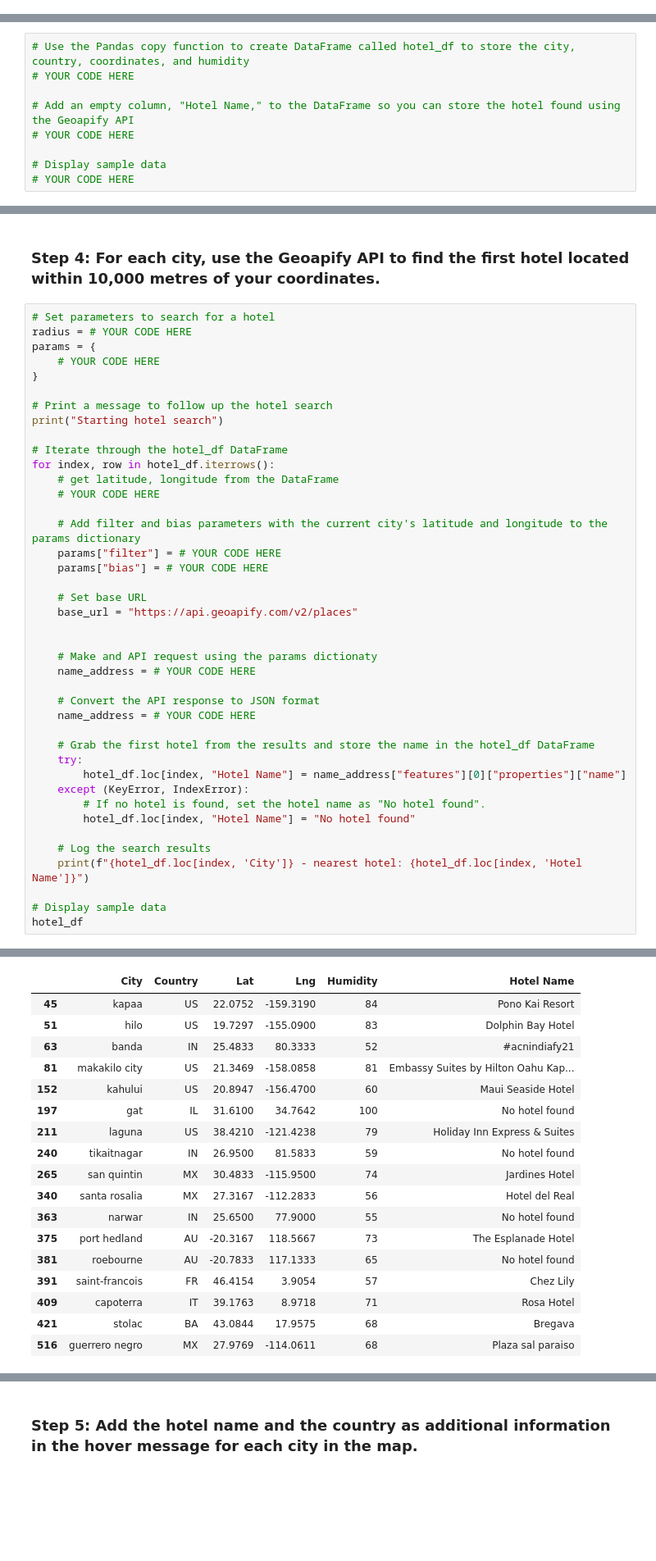
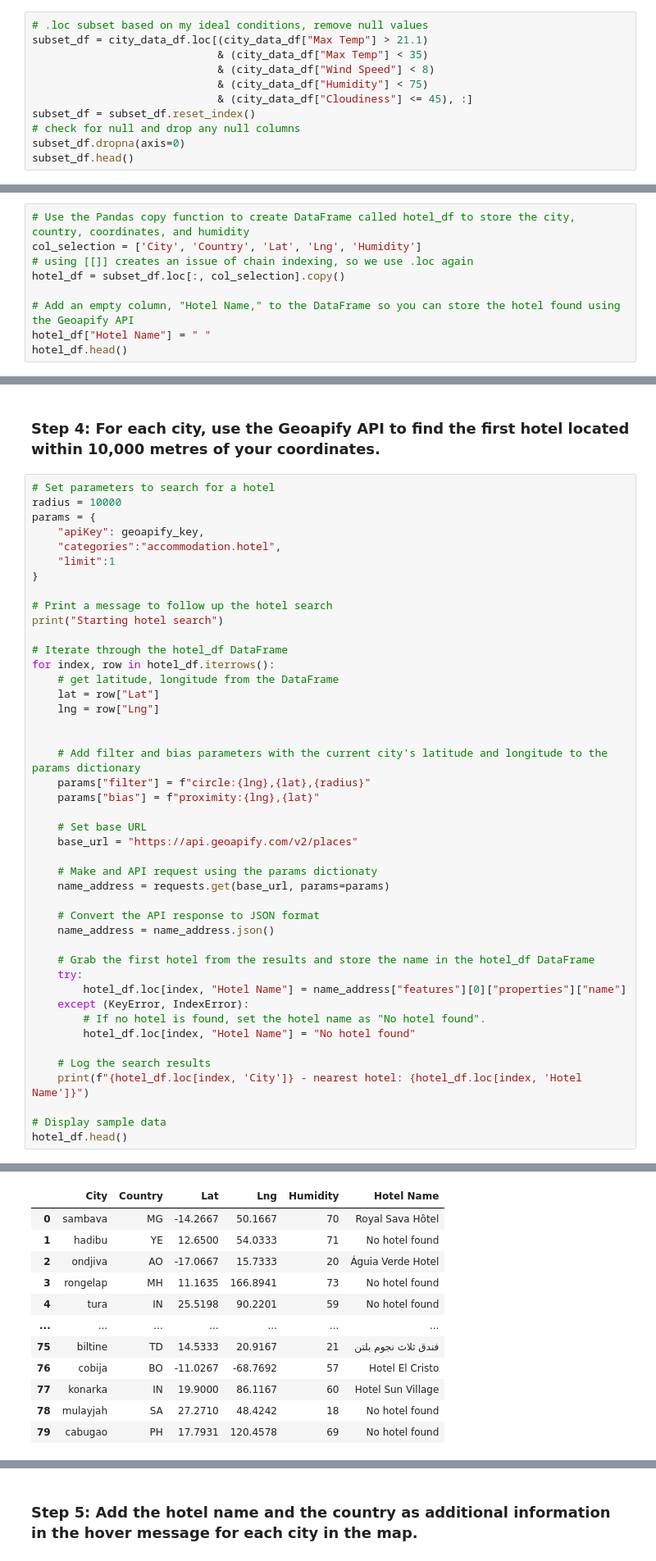
Before and after one commit to thorblock/Mod_6_API, a Jupyter notebook: WeatherPy/VacationPy.ipynb, the cells around one changed output, grey strips where cells are left out. Shown at 82% size. Saved outputs shown, nothing was run; the diff lists cells and outputs as text; blank space fills up the shorter version.

```diff
--- a/WeatherPy/VacationPy.ipynb
+++ b/WeatherPy/VacationPy.ipynb
@@ -78,0 +51,11 @@ map_humidity
+# %%
+# .loc subset based on my ideal conditions, remove null values
+subset_df = city_data_df.loc[(city_data_df["Max Temp"] > 21.1)
+                             & (city_data_df["Max Temp"] < 35)
+                             & (city_data_df["Wind Speed"] < 8)
+                             & (city_data_df["Humidity"] < 75)
+                             & (city_data_df["Cloudiness"] <= 45), :]
+subset_df = subset_df.reset_index()
+# check for null and drop any null columns
+subset_df.dropna(axis=0)
+subset_df.head()
@@ -80,12 +70,12 @@ map_humidity
 ### Step 3: Create a new DataFrame called `hotel_df`.
 # %%
 # Use the Pandas copy function to create DataFrame called hotel_df to store the city, country, coordinates, and humidity
-# YOUR CODE HERE
+col_selection = ['City', 'Country', 'Lat', 'Lng', 'Humidity']
+# using [[]] creates an issue of chain indexing, so we use .loc again
+hotel_df = subset_df.loc[:, col_selection].copy()
 
 # Add an empty column, "Hotel Name," to the DataFrame so you can store the hotel found using the Geoapify API
-# YOUR CODE HERE
-
-# Display sample data
-# YOUR CODE HERE
+hotel_df["Hotel Name"] = " "
+hotel_df.head()
 # %% [output]
 |  | City | Country | Lat | Lng | Humidity | Hotel Name |
@@ -110,9 +88,11 @@ map_humidity
 ### Step 4: For each city, use the Geoapify API to find the first hotel located within 10,000 metres of your coordinates.
 # %%
 # Set parameters to search for a hotel
-radius = # YOUR CODE HERE
+radius = 10000
 params = {
-    # YOUR CODE HERE
+    "apiKey": geoapify_key,
+    "categories":"accommodation.hotel",
+    "limit":1
 }
 
 # Print a message to follow up the hotel search
@@ -121,21 +101,22 @@ print("Starting hotel search")
 # Iterate through the hotel_df DataFrame
 for index, row in hotel_df.iterrows():
     # get latitude, longitude from the DataFrame
-    # YOUR CODE HERE
+    lat = row["Lat"]
+    lng = row["Lng"]
+
 
     # Add filter and bias parameters with the current city's latitude and longitude to the params dictionary
-    params["filter"] = # YOUR CODE HERE
-    params["bias"] = # YOUR CODE HERE
+    params["filter"] = f"circle:{lng},{lat},{radius}"
+    params["bias"] = f"proximity:{lng},{lat}"
 
     # Set base URL
     base_url = "https://api.geoapify.com/v2/places"
 
-
     # Make and API request using the params dictionaty
-    name_address = # YOUR CODE HERE
+    name_address = requests.get(base_url, params=params)
 
     # Convert the API response to JSON format
-    name_address = # YOUR CODE HERE
+    name_address = name_address.json()
 
     # Grab the first hotel from the results and store the name in the hotel_df DataFrame
     try:
@@ -148,6 +129,6 @@ for index, row in hotel_df.iterrows():
     print(f"{hotel_df.loc[index, 'City']} - nearest hotel: {hotel_df.loc[index, 'Hotel Name']}")
 
 # Display sample data
-hotel_df
+hotel_df.head()
 # %% [output]
 Starting hotel search
@@ -171,18 +151,12 @@ guerrero negro - nearest hotel: Plaza sal paraiso
 |  | City | Country | Lat | Lng | Humidity | Hotel Name |
-| 45 | kapaa | US | 22.0752 | -159.3190 | 84 | Pono Kai Resort |
-| 51 | hilo | US | 19.7297 | -155.0900 | 83 | Dolphin Bay Hotel |
-| 63 | banda | IN | 25.4833 | 80.3333 | 52 | #acnindiafy21 |
-| 81 | makakilo city | US | 21.3469 | -158.0858 | 81 | Embassy Suites by Hilton Oahu Kap... |
-| 152 | kahului | US | 20.8947 | -156.4700 | 60 | Maui Seaside Hotel |
-| 197 | gat | IL | 31.6100 | 34.7642 | 100 | No hotel found |
-| 211 | laguna | US | 38.4210 | -121.4238 | 79 | Holiday Inn Express & Suites |
-| 240 | tikaitnagar | IN | 26.9500 | 81.5833 | 59 | No hotel found |
-| 265 | san quintin | MX | 30.4833 | -115.9500 | 74 | Jardines Hotel |
-| 340 | santa rosalia | MX | 27.3167 | -112.2833 | 56 | Hotel del Real |
-| 363 | narwar | IN | 25.6500 | 77.9000 | 55 | No hotel found |
-| 375 | port hedland | AU | -20.3167 | 118.5667 | 73 | The Esplanade Hotel |
-| 381 | roebourne | AU | -20.7833 | 117.1333 | 65 | No hotel found |
-| 391 | saint-francois | FR | 46.4154 | 3.9054 | 57 | Chez Lily |
-| 409 | capoterra | IT | 39.1763 | 8.9718 | 71 | Rosa Hotel |
-| 421 | stolac | BA | 43.0844 | 17.9575 | 68 | Bregava |
-| 516 | guerrero negro | MX | 27.9769 | -114.0611 | 68 | Plaza sal paraiso |
+| 0 | sambava | MG | -14.2667 | 50.1667 | 70 | Royal Sava Hôtel |
+| 1 | hadibu | YE | 12.6500 | 54.0333 | 71 | No hotel found |
+| 2 | ondjiva | AO | -17.0667 | 15.7333 | 20 | Águia Verde Hotel |
+| 3 | rongelap | MH | 11.1635 | 166.8941 | 73 | No hotel found |
+| 4 | tura | IN | 25.5198 | 90.2201 | 59 | No hotel found |
+| ... | ... | ... | ... | ... | ... | ... |
+| 75 | biltine | TD | 14.5333 | 20.9167 | 21 | فندق ثلاث نجوم بلتن |
+| 76 | cobija | BO | -11.0267 | -68.7692 | 57 | Hotel El Cristo |
+| 77 | konarka | IN | 19.9000 | 86.1167 | 60 | Hotel Sun Village |
+| 78 | mulayjah | SA | 27.2710 | 48.4242 | 18 | No hotel found |
+| 79 | cabugao | PH | 17.7931 | 120.4578 | 69 | No hotel found |
```
Also changed, not shown: parts of 7 cells of this notebook, 1 other file.
